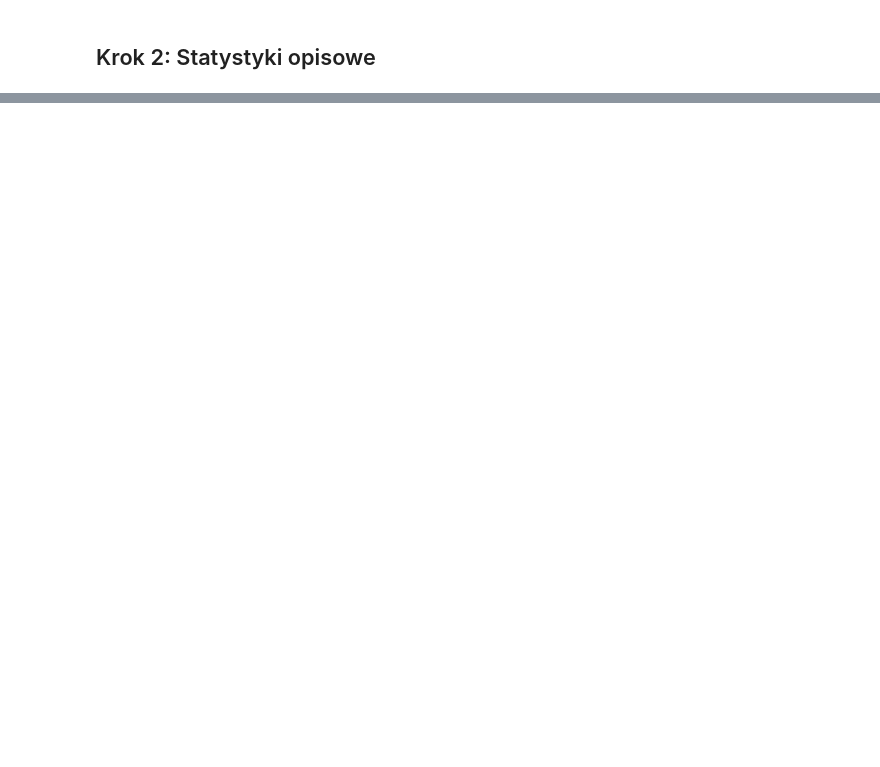
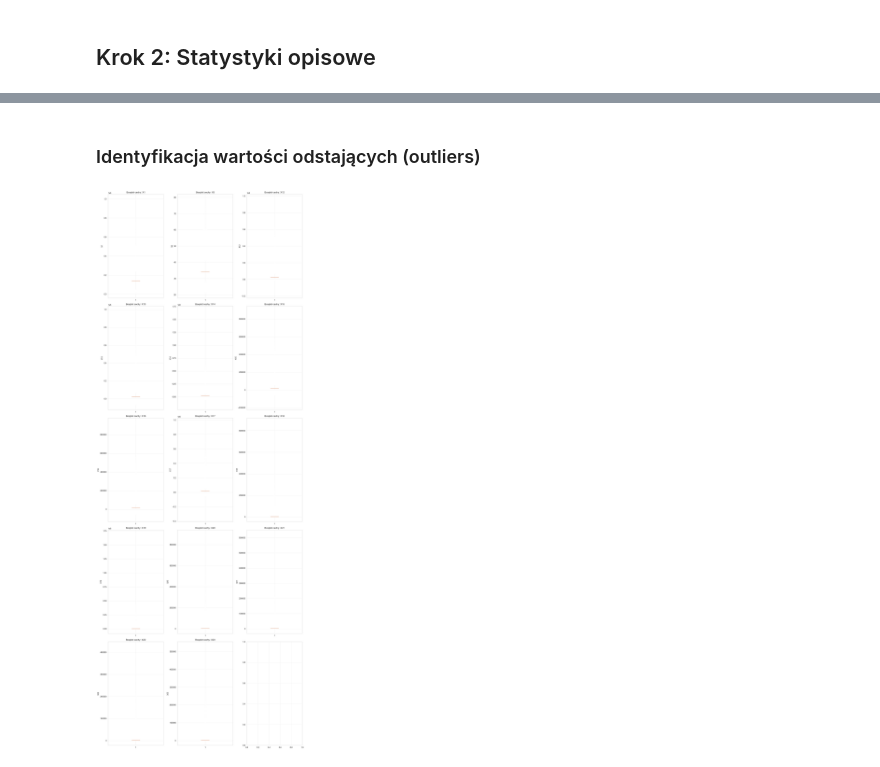
Before and after one commit to dawid200272/Eiwd_projekt, a Jupyter notebook: notebooks/EDA_analysis.ipynb, the cells around one changed output, grey strips where cells are left out. Cells and saved outputs as stored; diff of their text form; code cells hidden in the pictures; blank space fills up the shorter version.

```diff
--- a/notebooks/EDA_analysis.ipynb
+++ b/notebooks/EDA_analysis.ipynb
@@ -172,0 +357,21 @@ numeric_stat
+# %%
+# Histogramy dla zmiennych numerycznych
+sns.set_style("whitegrid")
+plt.rcParams['figure.figsize'] = (12, 10)
+
+rows = len(numeric_cols) // 3
+
+fig, axes = plt.subplots(rows + 1, 3, figsize=(18, 30))
+axes = axes.flatten()
+
+for i, var in enumerate(numeric_cols):
+    if var in data.columns:
+        axes[i].hist(data[var], bins=30, edgecolor='black', alpha=0.7)
+        axes[i].set_title(f"Rozkład zmiennej: {var}")
+        axes[i].set_xlabel(var)
+        axes[i].set_ylabel("Częstotliwość")
+
+plt.tight_layout()
+plt.show()
+
+# previous_payment_cols = ["X18", "X19", "X20", "X21", "X22", "X23"]
@@ -172,0 +380,19 @@ numeric_stat
+# %% [markdown]
+### Identyfikacja wartości odstających (outliers)
+# %%
+
+
+fig, axes = plt.subplots(rows + 1, 3, figsize=(15, 40))
+axes = axes.flatten()
+
+# outlier_vars = ['LIMIT_BAL', 'AGE', 'BILL_AMT1', 'BILL_AMT2', 'PAY_AMT1', 'PAY_AMT2']
+for i, var in enumerate(numeric_cols):
+    if var in data.columns:
+        axes[i].boxplot(data[var])
+        axes[i].set_title(f'Boxplot cechy: {var}')
+        axes[i].set_ylabel(var)
+
+plt.tight_layout()
+plt.show()
+# %% [output]
+[figure, added]
```
Also changed, not shown: parts of 31 cells of this notebook.
